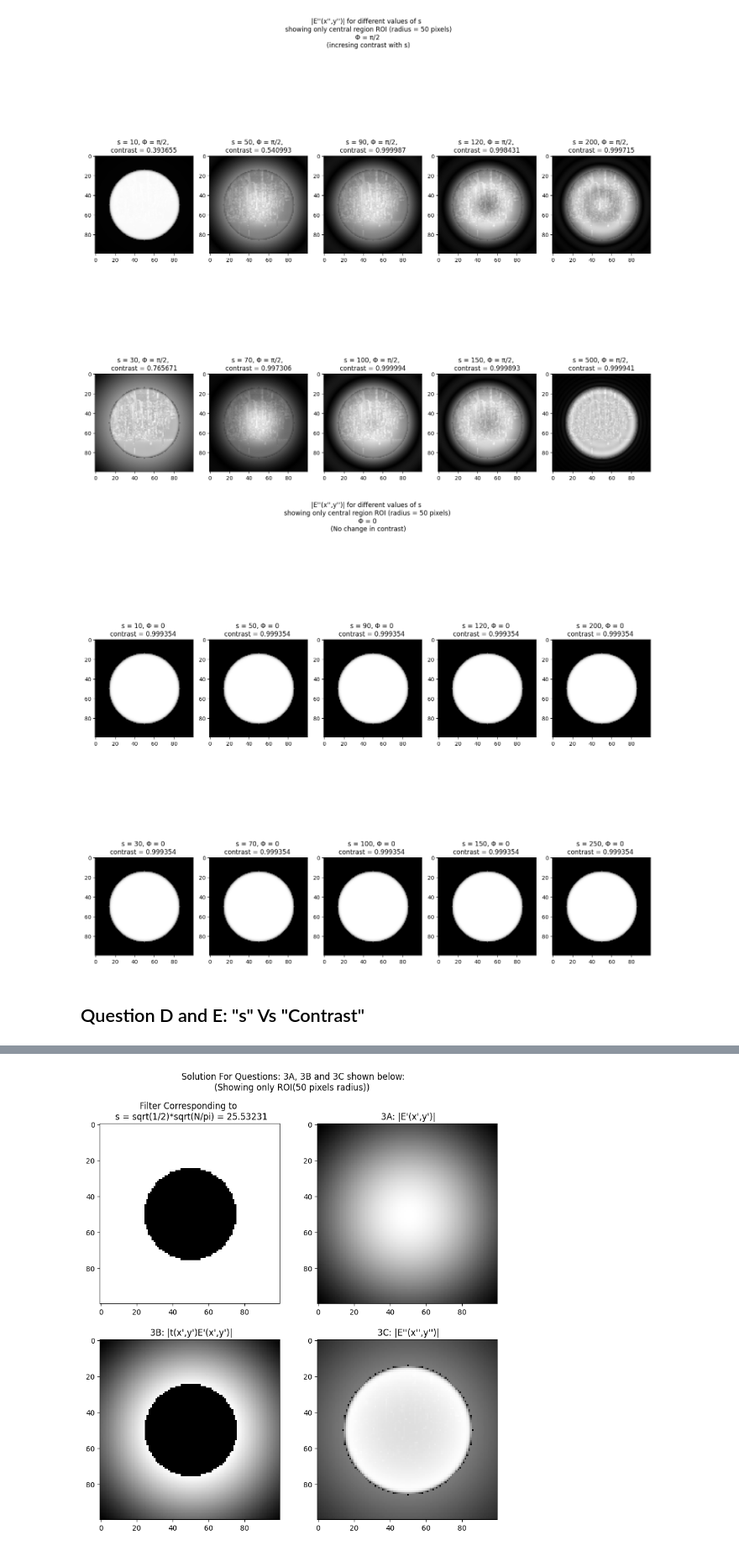
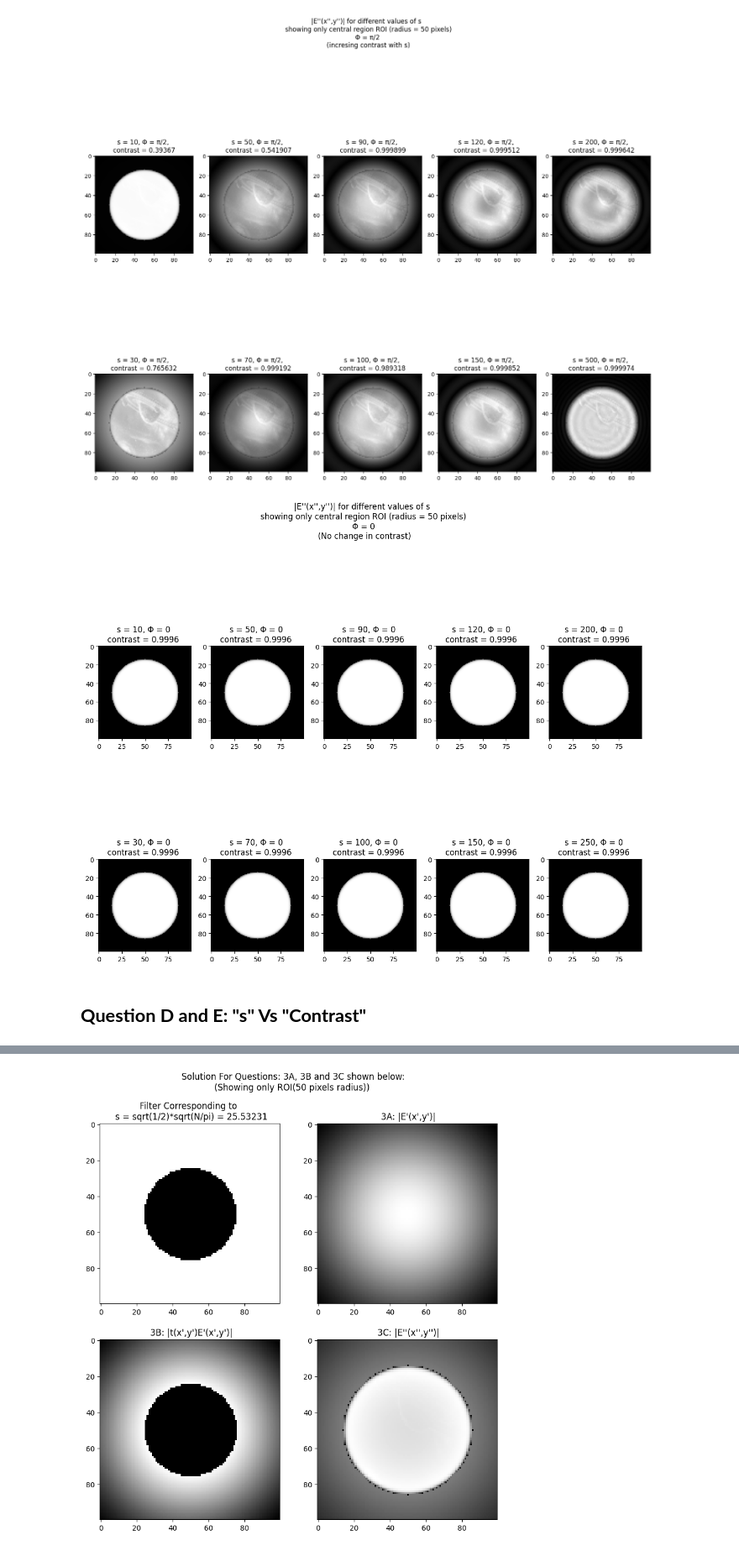
Before and after one commit to Bhatta6190/Wave-Optics, a Jupyter notebook: 4f-Phase-Contrast-Optical-System/4f_Phase_Contrast_Optical_System.ipynb, the cells around one changed output, grey strips where cells are left out. Shown at 84% size. Drawn from its saved outputs; the diff is of its cells as text; code cells hidden in the pictures.

```diff
--- a/4f-Phase-Contrast-Optical-System/4f_Phase_Contrast_Optical_System.ipynb
+++ b/4f-Phase-Contrast-Optical-System/4f_Phase_Contrast_Optical_System.ipynb
@@ -11,8 +10,9 @@ import matplotlib.pyplot as plt
 from matplotlib.image import imread
 # %%
 # Choosing an 8-bit picture
+
 fig = plt.figure(figsize=(7,9))
-image = cv2.imread('/content/drive/MyDrive/CHICAGO-PANORAMIC-SKYLINE-NIGHT-10.19-0107-1200PX.jpg',0)
+image = cv2.imread('Jupyter.jpg',0)
 original_image = image
 image = cv2.resize(image, (72,72))
 image = cv2.copyMakeBorder(image, 2012, 2012, 2012, 2012, cv2.BORDER_CONSTANT, (0,0,0))
@@ -211,38 +212,38 @@ plt.show()
 s = [10,30,50,70,90,100,120,150,200,250]
 c_value_0 = []
 center = (256, 256)
 radius = 13
-fig, axes = plt.subplots(nrows = 2, ncols = 5, figsize = (15,15))
+fig, axes = plt.subplots(nrows = 2, ncols = 5, figsize = (12,12))
 fig.suptitle("|E''(x'',y'')| for different values of s \n showing only central region ROI (radius = 50 pixels) \n Φ = 0 \n (No change in contrast)")
 for i in range(len(s)):
     row = i % 2
     col = i // 2
     t = phase_filter( X,Y,s[i], 0)
     E_filtered = t * E_fft
     E_filtered_FT = np.fft.fft2(E_filtered)
 
     ## Creating a mask to compute contrast only over the ROI(r = 50 pixels)
     mask = np.zeros(abs(E_filtered_FT).shape[:2], dtype=np.uint8)
     cv2.circle(mask, center, radius, 1, -1)
     masked_img = cv2.bitwise_and(abs(E_filtered_FT) , abs(E_filtered_FT) , mask=mask)
 
     #Irradiance
     irradiance = (masked_img) ** 2
     min_v = np.min(irradiance[irradiance>0])
     max_v = np.max(irradiance)
 
     #Contrast
     contrast = round((max_v - min_v) / (max_v + min_v),6)
     c_value_0.append(contrast)
     axes[row, col].imshow(np.abs(E_filtered_FT)[N//2-50:N//2+50,N//2-50:N//2+50], cmap='gray')
-    axes[row, col].set_title("s = {}, Φ = 0 \n contrast = {}  ".format(s[i],contrast))
+    axes[row, col].set_title("s = {}, Φ = 0 \n contrast = {}  ".format(s[i],np.round(contrast,4)))
 
 plt.tight_layout()
 plt.show()
 # %% [output]
-[figure, old version]
+[figure, new version]
 # %% [markdown]
-## Question D and E: "s" Vs "Contrast"
+## **Question D and E: "s" Vs "Contrast"**
 # %%
 ## D, E. Comparing the different values of S and contrasts values for each case i.e. Φ = 0 and Φ = π/2
 
```
Also changed, not shown: parts of 14 cells of this notebook, 2 other files.
